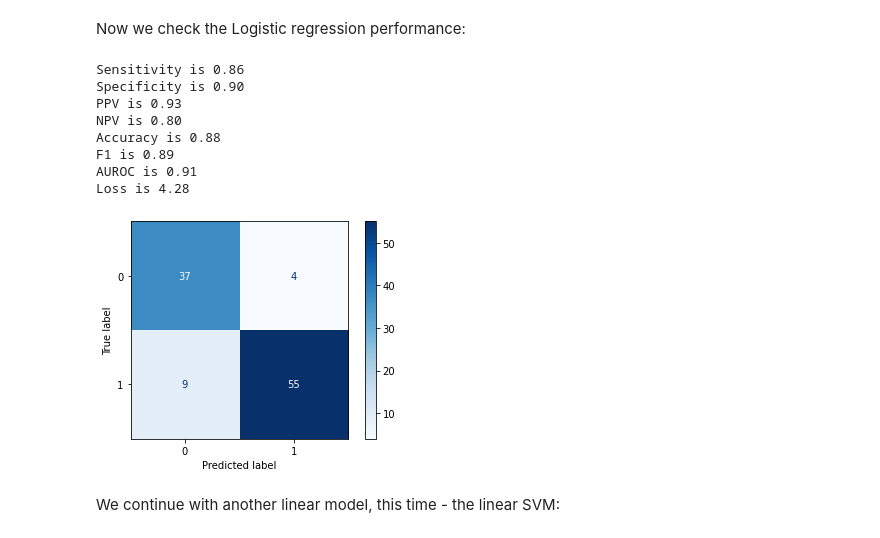
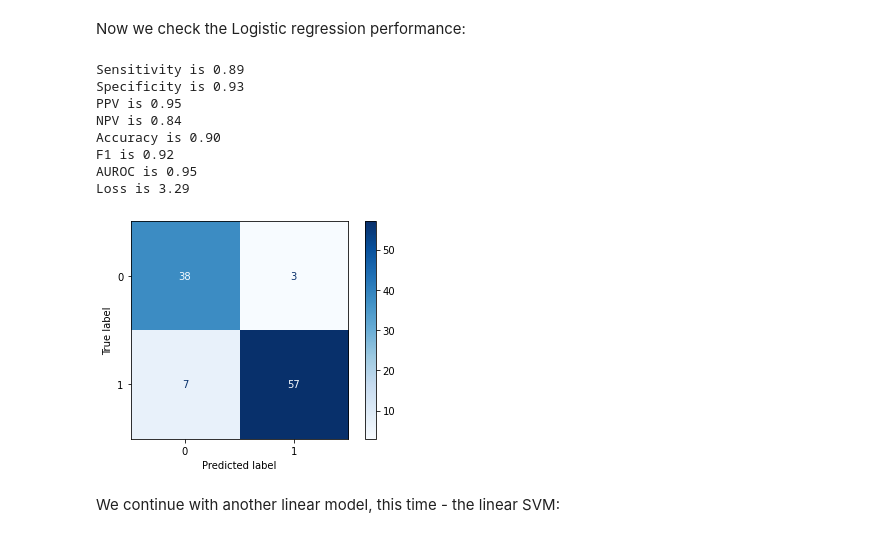
Before and after one commit to mlh-master/hw2_mlh-daniel-omer, a Jupyter notebook: HW2_MLH.ipynb, the cells around one changed output. Cells and saved outputs as stored; diff of their text form; code cells hidden in the pictures.

```diff
--- a/HW2_MLH.ipynb
+++ b/HW2_MLH.ipynb
@@ -66,0 +71,22 @@ from sklearn.metrics import plot_confusion_matrix
+# %%
+def metrics (best_estimator,x_test,y_test,y_pred_test, y_pred_proba_test):
+    plot_confusion_matrix(best_estimator,x_test,y_test, cmap=plt.cm.Blues)
+    plt.grid(False)
+    TN = calc_TN(y_test, y_pred_test)
+    FP = calc_FP(y_test, y_pred_test)
+    FN = calc_FN(y_test, y_pred_test)
+    TP = calc_TP(y_test, y_pred_test)
+    Se = TP/(TP+FN)
+    Sp = TN/(TN+FP)
+    PPV = TP/(TP+FP)
+    NPV = TN/(TN+FN)
+    Acc = (TP+TN)/(TP+FP+TN+FN)
+    F1 = 2*(PPV*Se)/(PPV+Se)
+    print('Sensitivity is {:.2f}'.format(Se))
+    print('Specificity is {:.2f}'.format(Sp))
+    print('PPV is {:.2f}'.format(PPV))
+    print('NPV is {:.2f}'.format(NPV))
+    print('Accuracy is {:.2f}'.format(Acc))
+    print('F1 is {:.2f}'.format(F1))
+    print('AUROC is {:.2f}'.format(roc_auc_score(y_test, y_pred_proba_test[:,1])))
+    print('Loss is {:.2f}'.format(log_loss(y_test,y_pred_test)))
@@ -235,10 +274,10 @@ skf = StratifiedKFold(n_splits=n_splits, random_state=10, shuffle=True)
 
 log_reg = LogisticRegression(random_state=5, max_iter=max_iter, solver=solver)
 lmbda = np.array([0.001, 0.01, 1, 10, 100, 1000])
-pipe = Pipeline(steps=[('scale', StandardScaler()), ('logistic', log_reg)])
+pipe = Pipeline(steps=[('logistic', log_reg)])
 clf = GridSearchCV(estimator=pipe, param_grid={'logistic__C': 1/lmbda, 'logistic__penalty': ['l2']},
         scoring=['accuracy','f1','precision','recall','roc_auc'], cv=skf,
-        refit='roc_auc', verbose=3, return_train_score=True)
+        refit='roc_auc', verbose=0, return_train_score=True)
 clf.fit(X_train, Y_train)
 log_reg_opt = clf.best_estimator_
 y_pred_test = log_reg_opt.predict(x_test)
@@ -274,36 +285,17 @@ Fitting 5 folds for each of 6 candidates, totalling 30 fits
 # %% [markdown]
 Now we check the Logistic regression performance:
-# %%
-plot_confusion_matrix(log_reg_opt,x_test,y_test, cmap=plt.cm.Blues)
-plt.grid(False)
-TN = calc_TN(y_test, y_pred_test)
-FP = calc_FP(y_test, y_pred_test)
-FN = calc_FN(y_test, y_pred_test)
-TP = calc_TP(y_test, y_pred_test)
-Se = TP/(TP+FN)
-Sp = TN/(TN+FP)
-PPV = TP/(TP+FP)
-NPV = TN/(TN+FN)
-Acc = (TP+TN)/(TP+FP+TN+FN)
-F1 = 2*(PPV*Se)/(PPV+Se)
-print('Sensitivity is {:.2f}'.format(Se))
-print('Specificity is {:.2f}'.format(Sp))
-print('PPV is {:.2f}'.format(PPV))
-print('NPV is {:.2f}'.format(NPV))
-print('Accuracy is {:.2f}'.format(Acc))
-print('F1 is {:.2f}'.format(F1))
-print('AUROC is {:.2f}'.format(roc_auc_score(y_test, y_pred_proba_test[:,1])))
-print('Loss is {:.2f}'.format(log_loss(y_test,y_pred_test)))
-# %% [output]
-Sensitivity is 0.86
-Specificity is 0.90
-PPV is 0.93
-NPV is 0.80
-Accuracy is 0.88
-F1 is 0.89
-AUROC is 0.91
-Loss is 4.28
-[figure, removed]
+# %%
+metrics (log_reg_opt,x_test,y_test,y_pred_test, y_pred_proba_test)
+# %% [output]
+Sensitivity is 0.89
+Specificity is 0.93
+PPV is 0.95
+NPV is 0.84
+Accuracy is 0.90
+F1 is 0.92
+AUROC is 0.95
+Loss is 3.29
+[figure, added]
 # %% [markdown]
 We continue with another linear model, this time - the linear SVM:
 # %%
```
Also changed, not shown: parts of 44 cells of this notebook.
